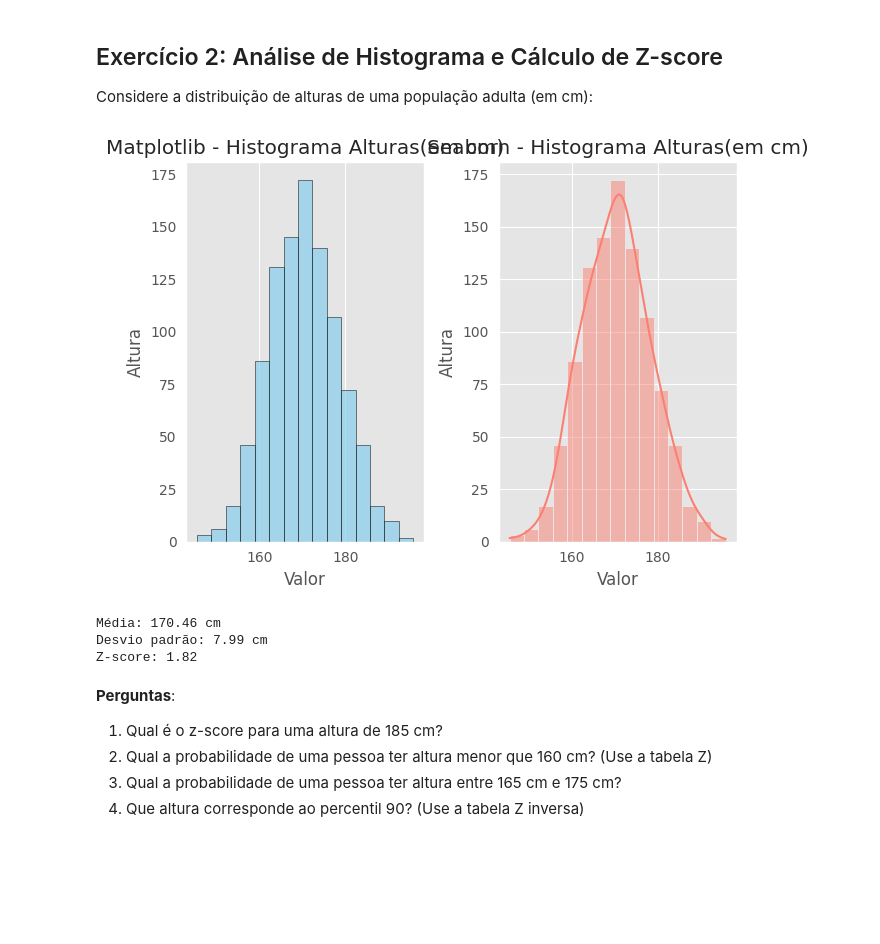
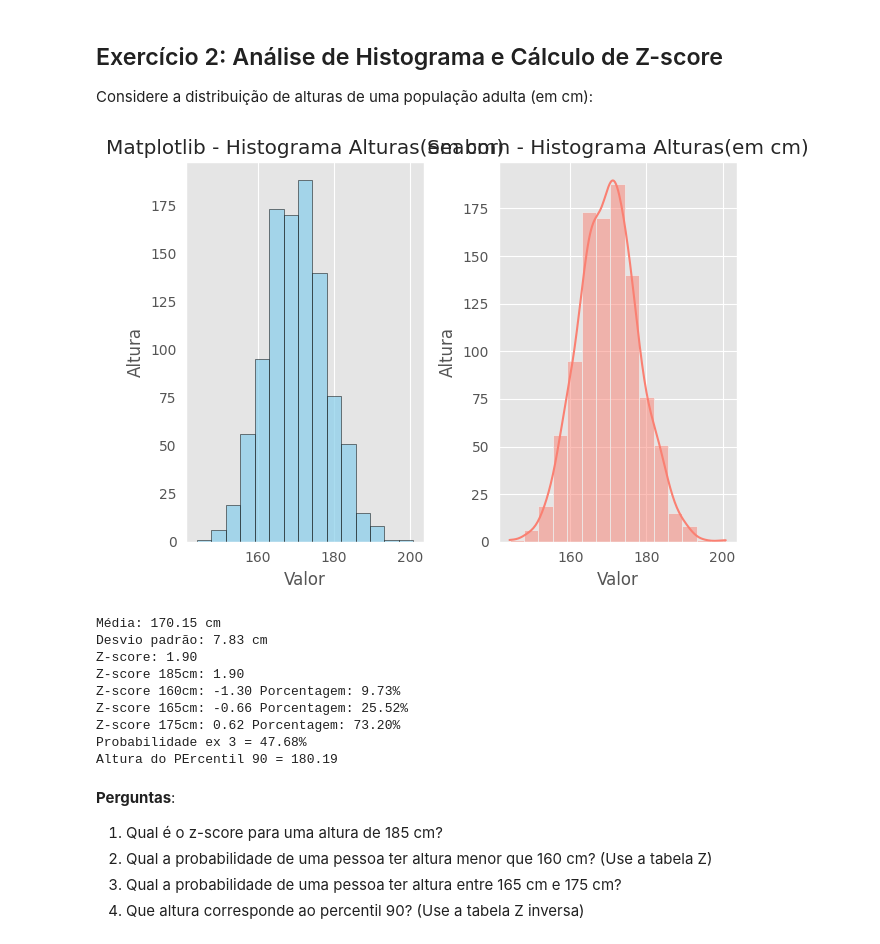
Before and after one commit to AndrielHenrique/data_science_2025, a Jupyter notebook: notebooks/Lab04_TCL_Plots/Exercicios.ipynb, the cells around one changed output. Drawn from its saved outputs; the diff is of its cells as text; code cells hidden in the pictures; blank space fills up the shorter version.

```diff
--- a/notebooks/Lab04_TCL_Plots/Exercicios.ipynb
+++ b/notebooks/Lab04_TCL_Plots/Exercicios.ipynb
@@ -58,38 +82,61 @@ plt.show()
 Considere a distribuição de alturas de uma população adulta (em cm):
 # %%
 # Dados de altura
+np.random.seed(42)
 alturas = np.random.normal(170, 8, 1000)
 
 # Plot o histograma
 plt.subplot(1, 2, 1)
 plt.hist(alturas, bins=15, color='skyblue', edgecolor='black', alpha=0.7)
 
 plt.title('Matplotlib - Histograma Alturas(em cm)')
 plt.xlabel('Valor')
 plt.ylabel('Altura')
 plt.grid(axis='y')
 
 plt.subplot(1, 2, 2)
 sns.histplot(data=alturas, bins=15, kde=True, color='salmon')
 plt.title('Seaborn - Histograma Alturas(em cm)')
 plt.xlabel('Valor')
 plt.ylabel('Altura')
 plt.tight_layout()
 plt.show()
 
 # Complete o código para mostrar as Estatísticas descritivas
 media = np.mean(alturas)
 desvio_padrao = np.std(alturas)
 print(f"Média: {media:.2f} cm")
 print(f"Desvio padrão: {desvio_padrao:.2f} cm")
 
 z = (185 - media)/desvio_padrao
+z1 = (160 - media)/desvio_padrao
+z2 = (165 - media)/desvio_padrao
+z3 = (175 - media)/desvio_padrao
+
 print(f"Z-score: {z:.2f}")
+prob = stats.norm.cdf(z1)*100
+prob2 = stats.norm.cdf(z2)*100
+prob3 = stats.norm.cdf(z3)*100
+
+print(f"Z-score 185cm: {z:.2f}")
+print(f"Z-score 160cm: {z1:.2f} Porcentagem: {prob:.2f}%")
+print(f"Z-score 165cm: {z2:.2f} Porcentagem: {prob2:.2f}%")
+print(f"Z-score 175cm: {z3:.2f} Porcentagem: {prob3:.2f}%")
+prob4 = prob3-prob2
+print(f"Probabilidade ex 3 = {prob4:.2f}%")
+
+print(f"Altura do PErcentil 90 = {stats.norm.ppf(0.9,media,desvio_padrao):.2f}")
 # %% [output]
-[figure, old version]
+[figure, new version]
-Média: 170.46 cm
-Desvio padrão: 7.99 cm
-Z-score: 1.82
+Média: 170.15 cm
+Desvio padrão: 7.83 cm
+Z-score: 1.90
+Z-score 185cm: 1.90
+Z-score 160cm: -1.30 Porcentagem: 9.73%
+Z-score 165cm: -0.66 Porcentagem: 25.52%
+Z-score 175cm: 0.62 Porcentagem: 73.20%
+Probabilidade ex 3 = 47.68%
+Altura do PErcentil 90 = 180.19
 # %% [markdown]
 **Perguntas**:
 1. Qual é o z-score para uma altura de 185 cm?
```
Also changed, not shown: parts of 6 cells of this notebook.
